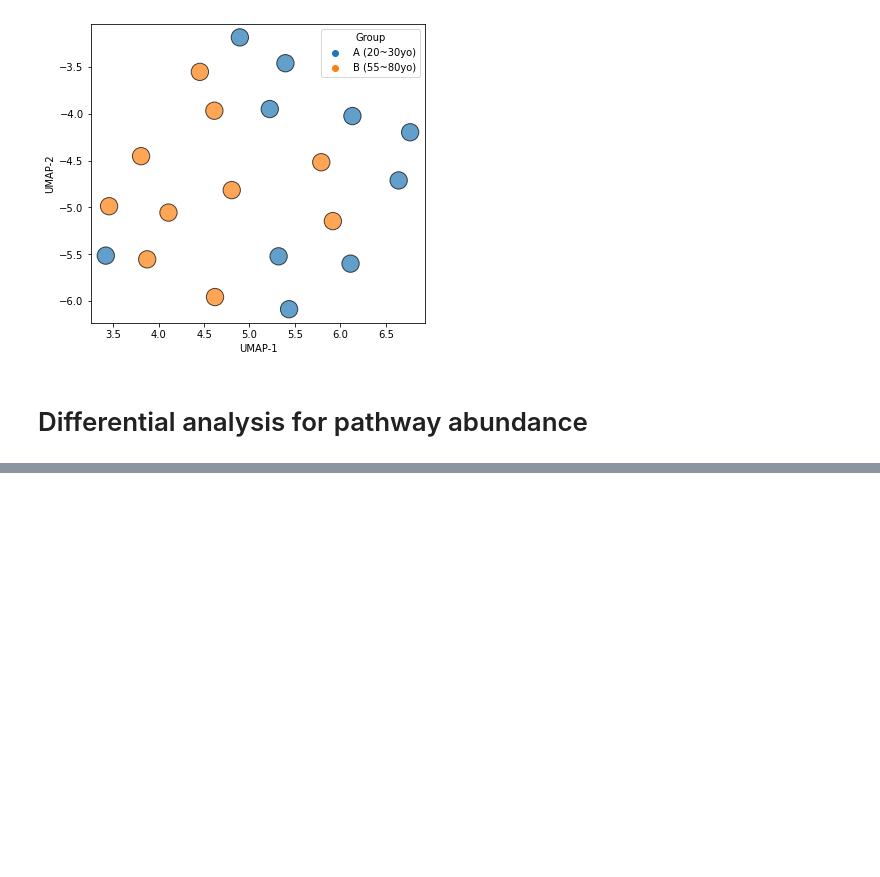
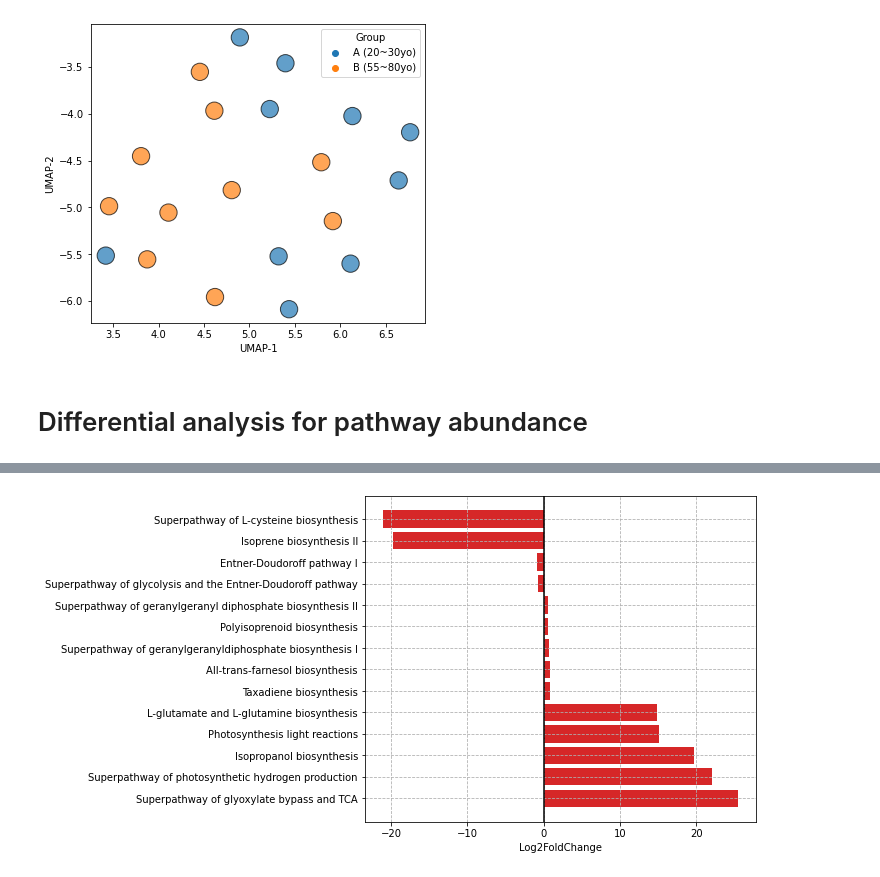
Before and after one commit to SizheQiu/OralMicroIX, a Jupyter notebook: workflow/FunctionalPathway.ipynb, the cells around one changed output, grey strips where cells are left out. Saved outputs shown, nothing was run; the diff lists cells and outputs as text; code cells hidden in the pictures; blank space fills up the shorter version.

```diff
--- a/workflow/FunctionalPathway.ipynb
+++ b/workflow/FunctionalPathway.ipynb
@@ -62,0 +90,14 @@ ax.set_xlabel('UMAP-1'); ax.set_ylabel('UMAP-2');
+# %%
+path_deg = pd.read_csv('../data/metagenome/pathway_deg.csv')
+path_deg = path_deg.rename(columns={'Sample':'Pathway'})
+path_deg = path_deg.dropna()
+# %%
+lfc_col='log2FoldChange'; x_cut1=0.5;x_cut2=-0.5;pv_col='padj';pv_cutoff=0.05;
+table =path_deg
+sig_table = table[ ( (table[lfc_col]>x_cut1) | (table[lfc_col]<x_cut2) ) & (table[pv_col]<pv_cutoff)  ]
+sig_table = sig_table.sort_values(['log2FoldChange'],ascending=False)
+sig_table = sig_table.reset_index().drop(['index'],axis=1)
+
+temp = [x.split(':')[1].split('(')[0].strip() for x in list(sig_table['Pathway'])]
+temp = [x[0].upper()+x[1:] for x in temp]
+sig_table['Pathway'] = temp
@@ -62,0 +121,9 @@ ax.set_xlabel('UMAP-1'); ax.set_ylabel('UMAP-2');
+# %%
+fig, ax = plt.subplots(1,1,figsize=(7,6))
+ax.barh(sig_table['Pathway'], sig_table['log2FoldChange'],color='tab:red')
+ax.axvline(x=0,color='black')
+ax.grid(linestyle='--')
+ax.set_xlabel('Log2FoldChange')
+# plt.savefig('../../../../Oral_paper/Figures_2025/pathway_lfc.svg',format='svg',dpi=150)
+# %% [output]
+[figure, added]
```
Also changed, not shown: parts of 8 cells of this notebook, 2 other files.
